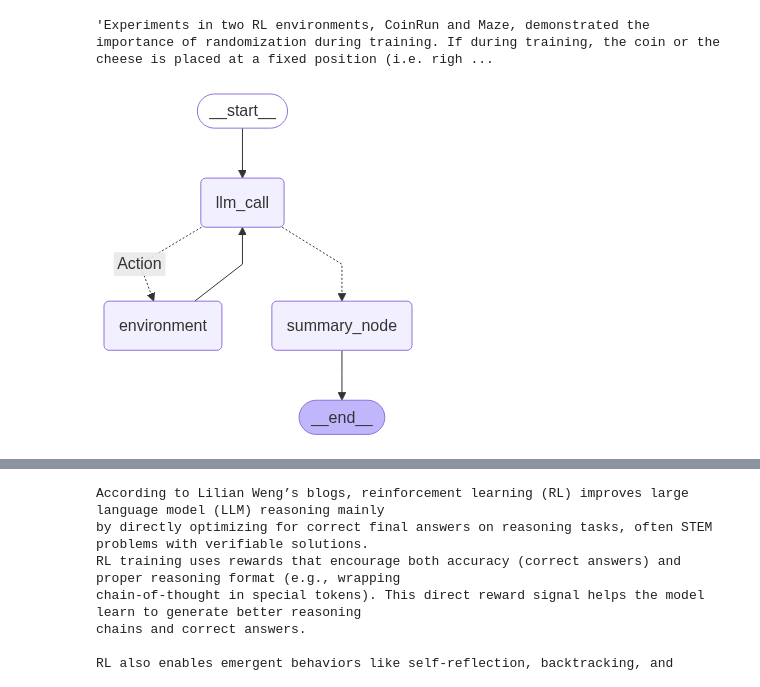
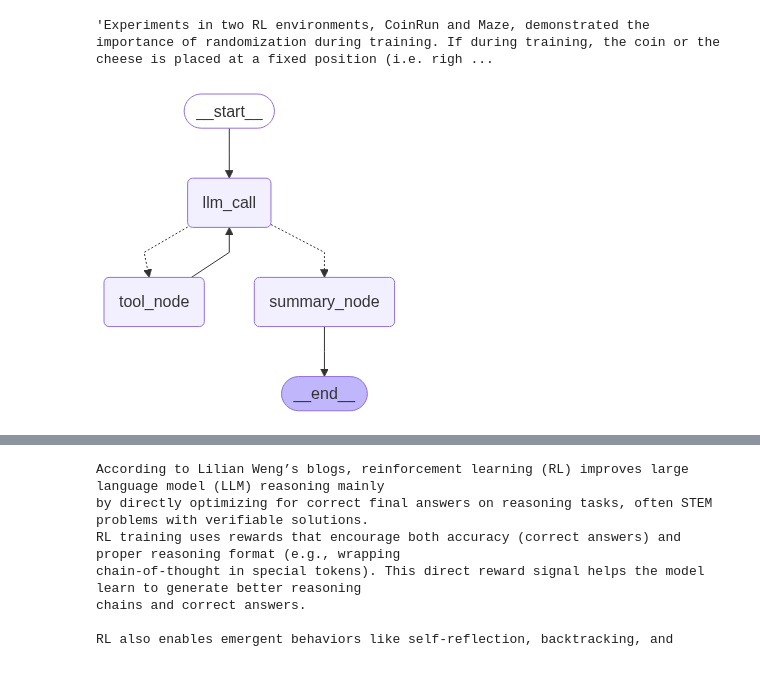
Before and after one commit to ruijzhan/how_to_fix_your_context, a Jupyter notebook: notebooks/05-context-summarization.ipynb, the cells around one changed output, grey strips where cells are left out. Drawn from its saved outputs; the diff is of its cells as text; code cells hidden in the pictures.

```diff
--- a/notebooks/05-context-summarization.ipynb
+++ b/notebooks/05-context-summarization.ipynb
@@ -165,38 +165,38 @@ def should_continue(state: State) -> Literal["Action", "summary_node"]:
 
     # If LLM made tool calls, execute them
     if last_message.tool_calls:
-        return "Action"
+        return "tool_node"
     # Otherwise, proceed to summarization
     return "summary_node"
 
 # Build the RAG agent workflow
 agent_builder = StateGraph(State)
 
 # Add nodes to the workflow
 agent_builder.add_node("llm_call", llm_call)
-agent_builder.add_node("environment", tool_node)
+agent_builder.add_node("tool_node", tool_node)
 agent_builder.add_node("summary_node", summary_node)
 
 # Define the workflow edges
 agent_builder.add_edge(START, "llm_call")
 agent_builder.add_conditional_edges(
     "llm_call",
     should_continue,
     {
-        "Action": "environment",
+        "tool_node": "tool_node",
         "summary_node": "summary_node",
     },
 )
-agent_builder.add_edge("environment", "llm_call")
+agent_builder.add_edge("tool_node", "llm_call")
 agent_builder.add_edge("summary_node", END)
 
 # Compile the agent
 agent = agent_builder.compile()
 
 # Display the agent workflow
 display(Image(agent.get_graph(xray=True).draw_mermaid_png()))
 # %% [output]
-[figure, old version]
+[figure, new version]
 # %%
 from utils import format_messages
 query = "Why does RL improve LLM reasoning according to the blogs?"
```
Also changed, not shown: parts of 1 cell of this notebook, 2 other files.
